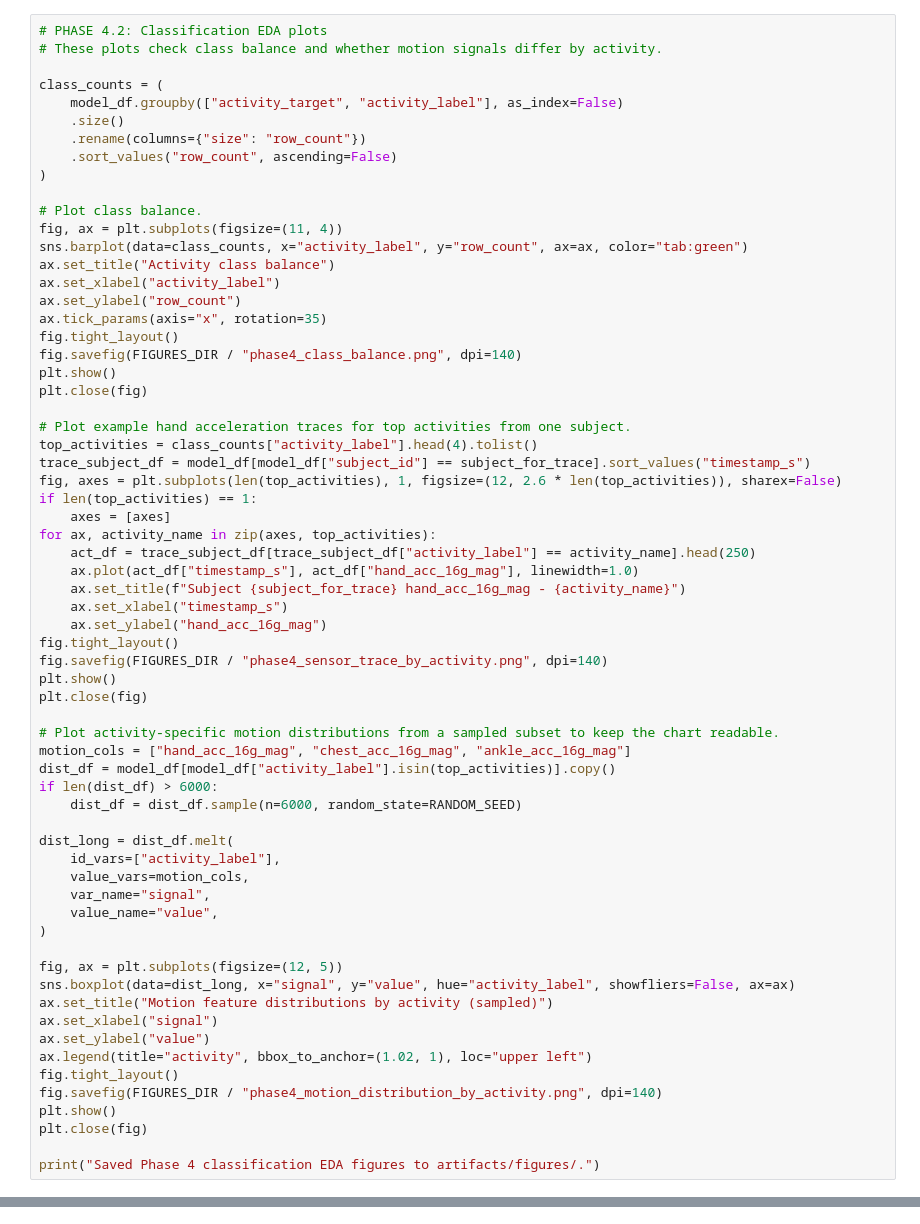
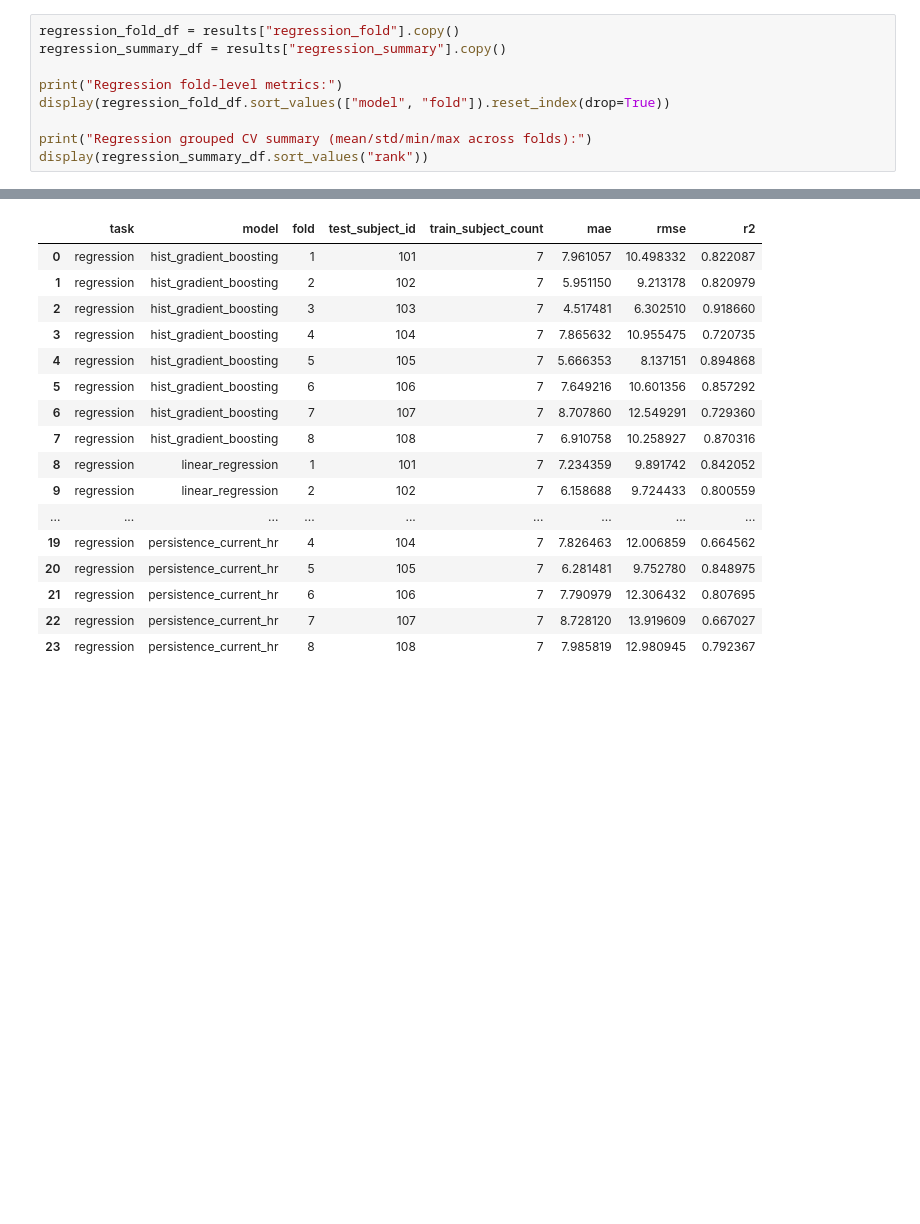
Before and after one commit to lorenzilipe/pamap2_telemetry, a Jupyter notebook: notebooks/03_modeling_and_uncertainty.ipynb, the cells around one changed output, grey strips where cells are left out. Saved outputs shown, nothing was run; the diff lists cells and outputs as text; blank space fills up the shorter version.

```diff
--- a/notebooks/03_modeling_and_uncertainty.ipynb
+++ b/notebooks/03_modeling_and_uncertainty.ipynb
@@ -201,66 +104,10 @@ Saved Phase 4 regression EDA figures to artifacts/figures/.
 # %%
-# PHASE 4.2: Classification EDA plots
-# These plots check class balance and whether motion signals differ by activity.
+regression_fold_df = results["regression_fold"].copy()
+regression_summary_df = results["regression_summary"].copy()
 
-class_counts = (
-    model_df.groupby(["activity_target", "activity_label"], as_index=False)
-    .size()
-    .rename(columns={"size": "row_count"})
-    .sort_values("row_count", ascending=False)
-)
+print("Regression fold-level metrics:")
+display(regression_fold_df.sort_values(["model", "fold"]).reset_index(drop=True))
 
-# Plot class balance.
-fig, ax = plt.subplots(figsize=(11, 4))
-sns.barplot(data=class_counts, x="activity_label", y="row_count", ax=ax, color="tab:green")
-ax.set_title("Activity class balance")
-ax.set_xlabel("activity_label")
-ax.set_ylabel("row_count")
-ax.tick_params(axis="x", rotation=35)
-fig.tight_layout()
-fig.savefig(FIGURES_DIR / "phase4_class_balance.png", dpi=140)
-plt.show()
-plt.close(fig)
-
-# Plot example hand acceleration traces for top activities from one subject.
-top_activities = class_counts["activity_label"].head(4).tolist()
-trace_subject_df = model_df[model_df["subject_id"] == subject_for_trace].sort_values("timestamp_s")
-fig, axes = plt.subplots(len(top_activities), 1, figsize=(12, 2.6 * len(top_activities)), sharex=False)
-if len(top_activities) == 1:
-    axes = [axes]
-for ax, activity_name in zip(axes, top_activities):
-    act_df = trace_subject_df[trace_subject_df["activity_label"] == activity_name].head(250)
-    ax.plot(act_df["timestamp_s"], act_df["hand_acc_16g_mag"], linewidth=1.0)
-    ax.set_title(f"Subject {subject_for_trace} hand_acc_16g_mag - {activity_name}")
-    ax.set_xlabel("timestamp_s")
-    ax.set_ylabel("hand_acc_16g_mag")
-fig.tight_layout()
-fig.savefig(FIGURES_DIR / "phase4_sensor_trace_by_activity.png", dpi=140)
-plt.show()
-plt.close(fig)
-
-# Plot activity-specific motion distributions from a sampled subset to keep the chart readable.
-motion_cols = ["hand_acc_16g_mag", "chest_acc_16g_mag", "ankle_acc_16g_mag"]
-dist_df = model_df[model_df["activity_label"].isin(top_activities)].copy()
-if len(dist_df) > 6000:
-    dist_df = dist_df.sample(n=6000, random_state=RANDOM_SEED)
-
-dist_long = dist_df.melt(
-    id_vars=["activity_label"],
-    value_vars=motion_cols,
-    var_name="signal",
-    value_name="value",
-)
-
-fig, ax = plt.subplots(figsize=(12, 5))
-sns.boxplot(data=dist_long, x="signal", y="value", hue="activity_label", showfliers=False, ax=ax)
-ax.set_title("Motion feature distributions by activity (sampled)")
-ax.set_xlabel("signal")
-ax.set_ylabel("value")
-ax.legend(title="activity", bbox_to_anchor=(1.02, 1), loc="upper left")
-fig.tight_layout()
-fig.savefig(FIGURES_DIR / "phase4_motion_distribution_by_activity.png", dpi=140)
-plt.show()
-plt.close(fig)
-
-print("Saved Phase 4 classification EDA figures to artifacts/figures/.")
+print("Regression grouped CV summary (mean/std/min/max across folds):")
+display(regression_summary_df.sort_values("rank"))
 # %% [output]
@@ -270,0 +115,17 @@ Saved Phase 4 classification EDA figures to artifacts/figures/.
+|  | task | model | fold | test_subject_id | train_subject_count | mae | rmse | r2 |
+| 0 | regression | hist_gradient_boosting | 1 | 101 | 7 | 7.961057 | 10.498332 | 0.822087 |
+| 1 | regression | hist_gradient_boosting | 2 | 102 | 7 | 5.951150 | 9.213178 | 0.820979 |
+| 2 | regression | hist_gradient_boosting | 3 | 103 | 7 | 4.517481 | 6.302510 | 0.918660 |
+| 3 | regression | hist_gradient_boosting | 4 | 104 | 7 | 7.865632 | 10.955475 | 0.720735 |
+| 4 | regression | hist_gradient_boosting | 5 | 105 | 7 | 5.666353 | 8.137151 | 0.894868 |
+| 5 | regression | hist_gradient_boosting | 6 | 106 | 7 | 7.649216 | 10.601356 | 0.857292 |
+| 6 | regression | hist_gradient_boosting | 7 | 107 | 7 | 8.707860 | 12.549291 | 0.729360 |
+| 7 | regression | hist_gradient_boosting | 8 | 108 | 7 | 6.910758 | 10.258927 | 0.870316 |
+| 8 | regression | linear_regression | 1 | 101 | 7 | 7.234359 | 9.891742 | 0.842052 |
+| 9 | regression | linear_regression | 2 | 102 | 7 | 6.158688 | 9.724433 | 0.800559 |
+| ... | ... | ... | ... | ... | ... | ... | ... | ... |
+| 19 | regression | persistence_current_hr | 4 | 104 | 7 | 7.826463 | 12.006859 | 0.664562 |
+| 20 | regression | persistence_current_hr | 5 | 105 | 7 | 6.281481 | 9.752780 | 0.848975 |
+| 21 | regression | persistence_current_hr | 6 | 106 | 7 | 7.790979 | 12.306432 | 0.807695 |
+| 22 | regression | persistence_current_hr | 7 | 107 | 7 | 8.728120 | 13.919609 | 0.667027 |
+| 23 | regression | persistence_current_hr | 8 | 108 | 7 | 7.985819 | 12.980945 | 0.792367 |
```
Also changed, not shown: parts of 17 cells of this notebook, 7 other files.
